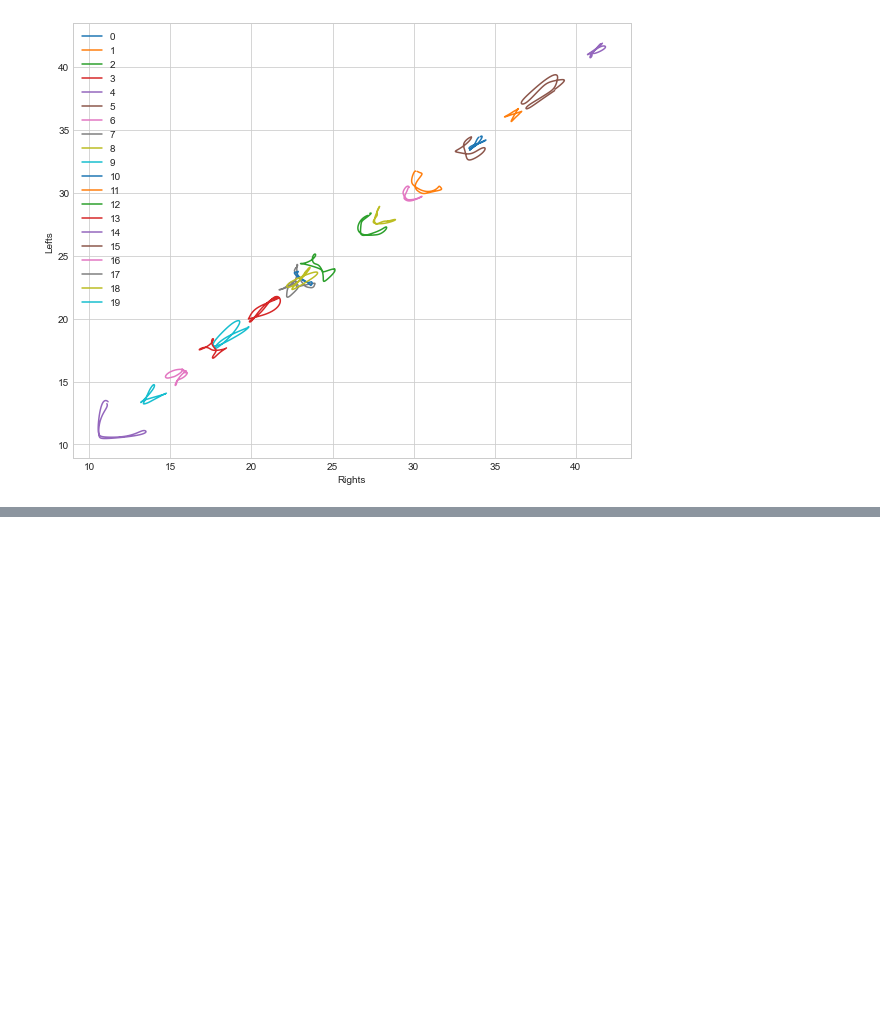
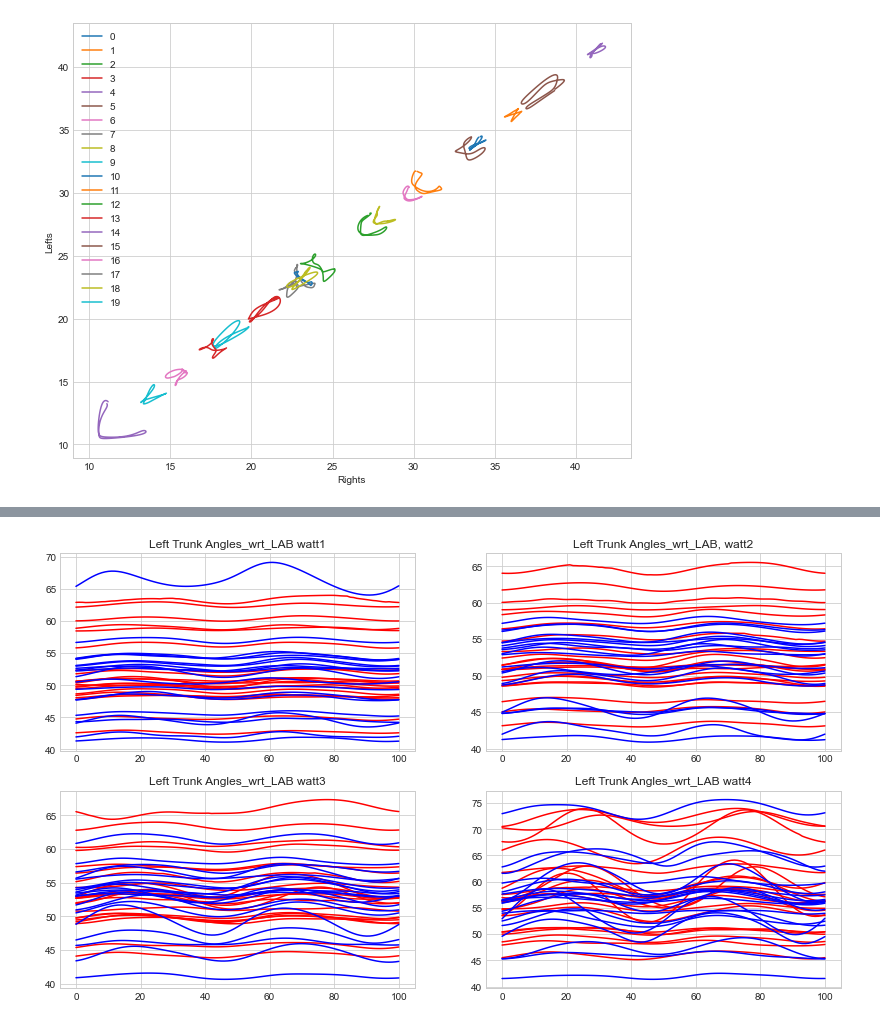
Before and after one commit to streckgumman/BikeFit, a Jupyter notebook: src/injuries.ipynb, the cells around one changed output, grey strips where cells are left out. Cells and saved outputs as stored; diff of their text form; code cells hidden in the pictures; blank space fills up the shorter version.

```diff
--- a/src/injuries.ipynb
+++ b/src/injuries.ipynb
@@ -355,0 +500,69 @@ Text(0.5, 1.0, 'Left Knee Angles')
+# %%
+fig,ax = plt.subplots(2,2,figsize = (14,8))
+#, c=data4["injury level"]
+
+for person in healthy_list1:
+    try:
+        ax[0,0].plot(person['Left Trunk Angles_wrt_LAB'],label = index, color="r")
+        ax[0,0].set_title("Left Trunk Angles_wrt_LAB watt1")
+    except:
+        print("fail :(")
+    index += 1
+for person in pfps_list1:
+    try:
+        ax[0,0].plot(person['Left Trunk Angles_wrt_LAB'],label = index, color="b")
+        ax[0,0].set_title("Left Trunk Angles_wrt_LAB watt1")
+    except:
+        print("fail :(")
+    index += 1
+
+for person in healthy_list2:
+    try:
+        ax[0,1].plot(person['Left Trunk Angles_wrt_LAB'],label = index, color="r")
+        ax[0,1].set_title("Left Trunk Angles_wrt_LAB, watt2")
+    except:
+        print("fail :(")
+    index += 1
+for person in pfps_list2:
+    try:
+        ax[0,1].plot(person['Left Trunk Angles_wrt_LAB'],label = index, color="b")
+        ax[0,1].set_title("Left Trunk Angles_wrt_LAB, watt2")
+    except:
+        print("fail :(")
+    index += 1
+
+
+
+for person in healthy_list3:
+    try:
+        ax[1,0].plot(person['Left Trunk Angles_wrt_LAB'],label = index, color="r")
+        ax[1,0].set_title("Left Trunk Angles_wrt_LAB, watt3")
+    except:
+        print("fail :(")
+    index += 1
+for person in pfps_list3:
+    try:
+        ax[1,0].plot(person['Left Trunk Angles_wrt_LAB'],label = index, color="b")
+        ax[1,0].set_title("Left Trunk Angles_wrt_LAB watt3")
+    except:
+        print("fail :(")
+    index += 1
+
+
+
+for person in healthy_list4:
+    try:
+        ax[1,1].plot(person['Left Trunk Angles_wrt_LAB'],label = index, color="r")
+        ax[1,1].set_title("Left Trunk Angles_wrt_LAB watt4")
+    except:
+        print("fail :(")
+    index += 1
+for person in pfps_list4:
+    try:
+        ax[1,1].plot(person['Left Trunk Angles_wrt_LAB'],label = index, color="b")
+        ax[1,1].set_title("Left Trunk Angles_wrt_LAB watt4")
+    except:
+        print("fail :(")
+    index += 1
+# %% [output]
+[figure, added]
```
Also changed, not shown: parts of 16 cells of this notebook.
